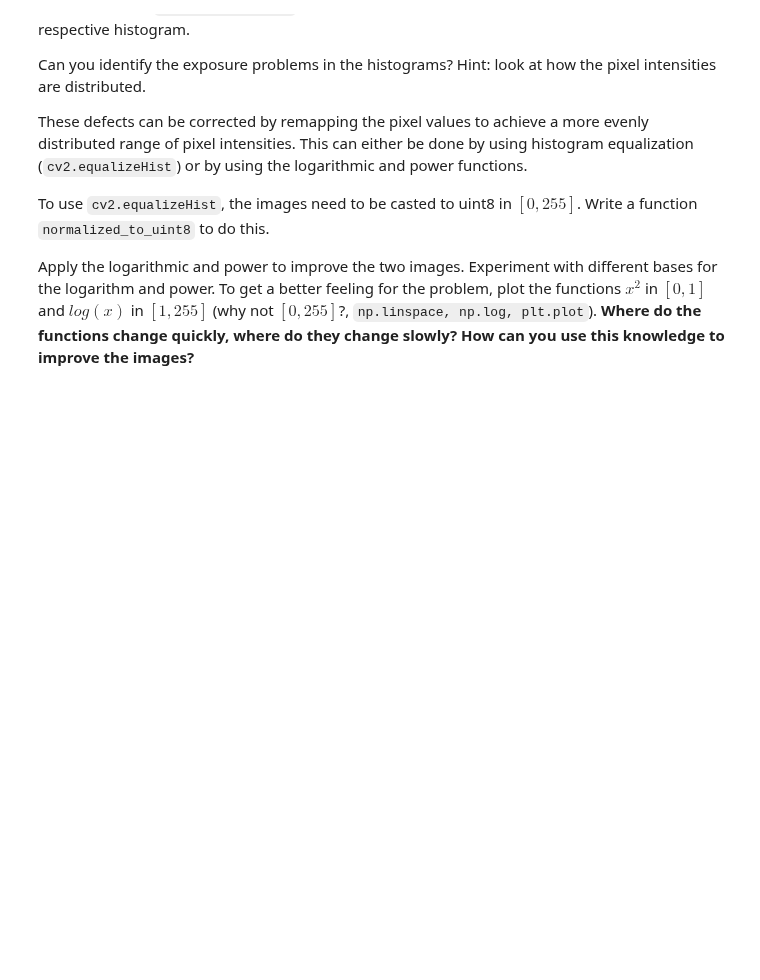
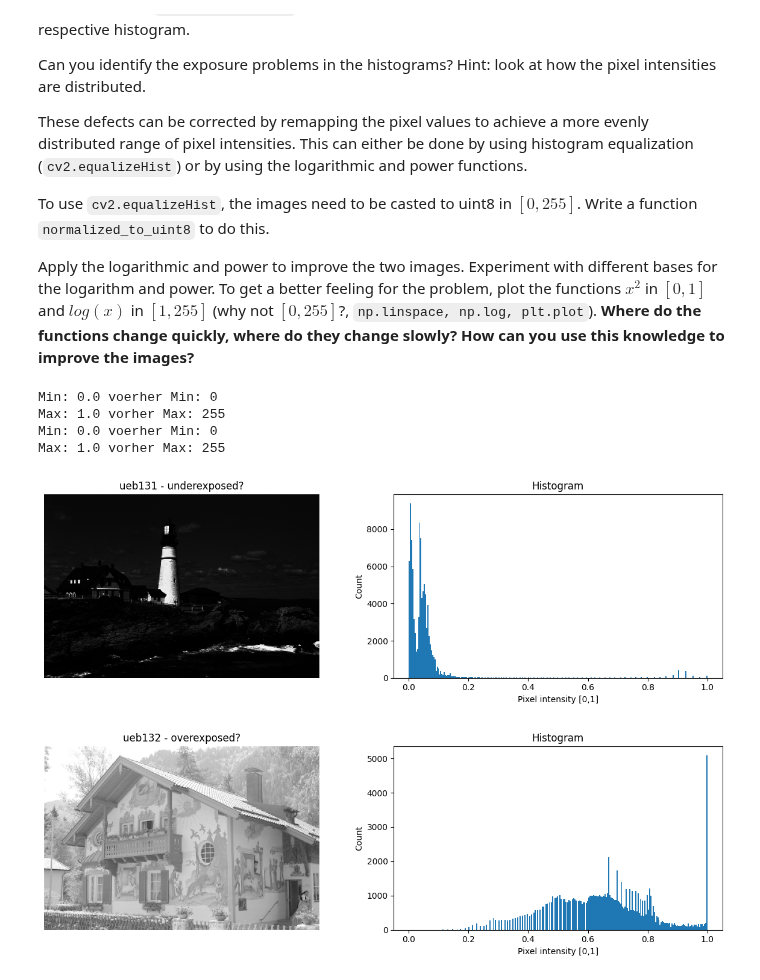
Before and after one commit to Jette-j/Computervision, a Jupyter notebook: exercise_1.ipynb, the cells around one changed output. Saved outputs shown, nothing was run; the diff lists cells and outputs as text; code cells hidden in the pictures; blank space fills up the shorter version.

```diff
--- a/exercise_1.ipynb
+++ b/exercise_1.ipynb
@@ -81,22 +88,7 @@ if __name__ == "__main__":
 import tempfile # Import the tempfile module
 
 # TODO: define image path (load json + choose link)
-with open('markdown_links.json', 'r') as f:
-    links = json.load(f)
-image_path = links['clown']
-#download
-response = requests.get(image_path)
-with tempfile.NamedTemporaryFile(suffix='.jpg', delete=False) as tmp_file: # Set delete=False for debugging, if needed
-    tmp_file.write(response.content)  # Bilddaten schreiben
-    tmp_file.flush()  # Sicherstellen, dass alles gespeichert ist
-    temp_file_path = tmp_file.name # Get the path to the temporary file
-
-#image_array = np.frombuffer(response.content, np.uint8)
-#image = cv2.imdecode(image_array, cv2.IMREAD_COLOR)
-
-# Load the image from the temporary file (loads as color by default)
-image = cv2.imread(temp_file_path)
-
+image =load_image_from_link('clown')
 # TODO: convert image to grayscale
 grey_image = cv2.cvtColor(image, cv2.COLOR_BGR2GRAY)
 
@@ -221,8 +216,22 @@ This can either be done by using histogram equalization (`cv2.equalizeHist`) or
 To use `cv2.equalizeHist`, the images need to be casted to uint8 in $[0,255]$. Write a function `normalized_to_uint8` to do this.
 
 Apply the logarithmic and power to improve the two images. Experiment with different bases for the logarithm and power. To get a better feeling for the problem, plot the functions $x^2$ in $[0,1]$ and $log(x)$ in $[1,255]$ (why not $[0, 255]$?, `np.linspace, np.log, plt.plot`). **Where do the functions change quickly, where do they change slowly? How can you use this knowledge to improve the images?**
-# %%
-def display_with_hist(image):
-    pass
+# %%
+def display_with_hist(image, title="Image"):
+    fig, axes = plt.subplots(1, 2, figsize=(12, 4))
+
+      # linkes Subplot: Bild anzeigen
+    axes[0].imshow(image, cmap='gray')
+    axes[0].axis('off')
+    axes[0].set_title(title)
+
+      # rechtes Subplot: Histogramm
+    axes[1].hist(image.flatten(), bins=256, range=[0, 1])
+    axes[1].set_title('Histogram')
+    axes[1].set_xlabel('Pixel intensity [0,1]')
+    axes[1].set_ylabel('Count')
+
+    plt.tight_layout()
+    plt.show()
 # %%
 def normalized_to_uint8(image):
@@ -230,4 +240,17 @@ def normalized_to_uint8(image):
 # %%
 # TODO: load images
 
+img1 = load_gray_normalized(load_image_from_link('ueb131'))
+img2 = load_gray_normalized(load_image_from_link('ueb132'))
+
+# Anzeigen mit Histogramm
+display_with_hist(img1, title="ueb131 - underexposed?")
+display_with_hist(img2, title="ueb132 - overexposed?")
 # TODO: display images with histograms
+# %% [output]
+Min: 0.0 voerher Min: 0
+Max: 1.0 vorher Max: 255
+Min: 0.0 voerher Min: 0
+Max: 1.0 vorher Max: 255
+[figure, added]
+[figure, added]
```
Also changed, not shown: parts of 13 cells of this notebook.
